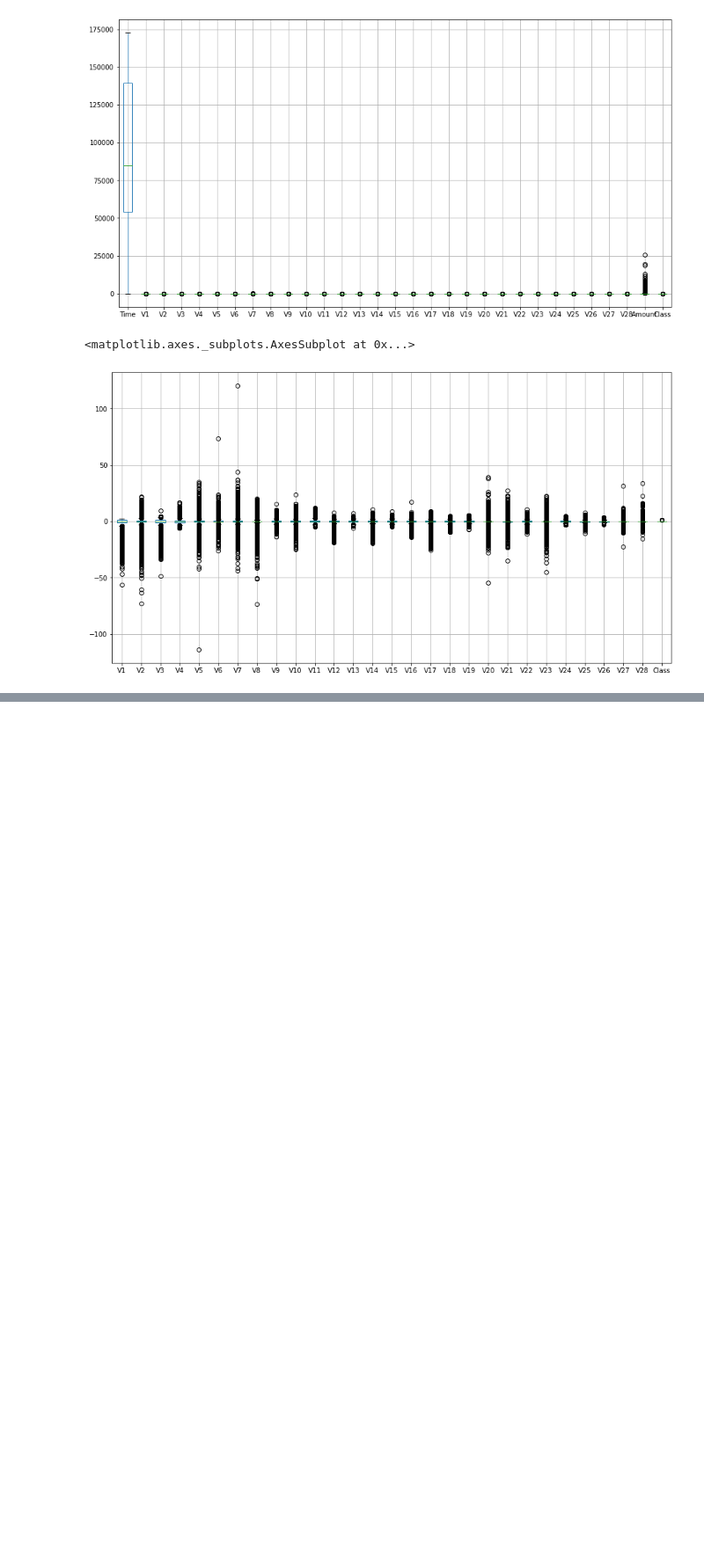
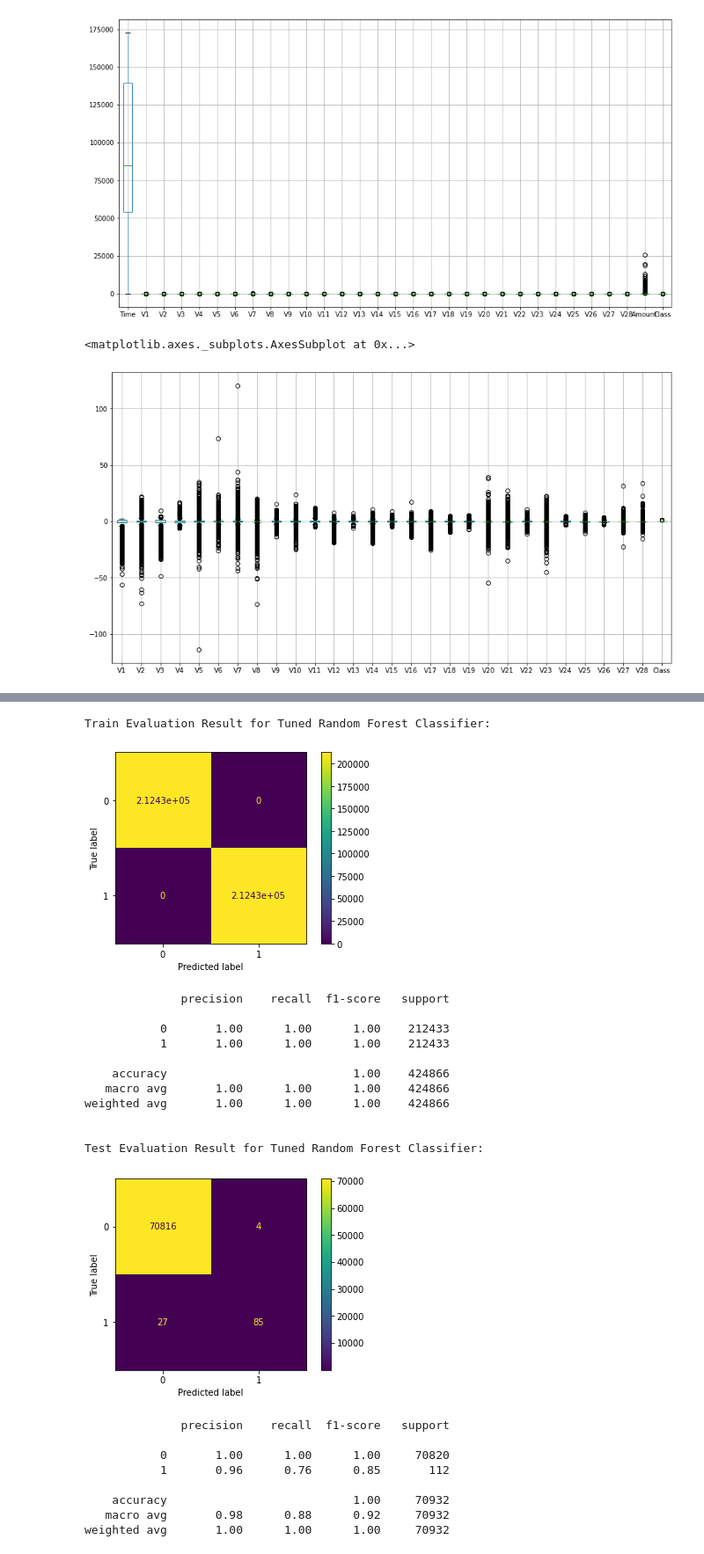
Before and after one commit to mselmasry/Dojo-Project2, a Jupyter notebook: Project02.ipynb, the cells around one changed output, grey strips where cells are left out. Shown at 88% size. Cells and saved outputs as stored; diff of their text form; code cells hidden in the pictures; blank space fills up the shorter version.

```diff
--- a/Project02.ipynb
+++ b/Project02.ipynb
@@ -415,0 +558,9 @@ temp_df.boxplot()
+# %%
+%%time
+
+rf_params = {'randomforestclassifier__max_depth' : [5, None],
+             'randomforestclassifier__max_features' : ['auto', 'sqrt'],
+             'randomforestclassifier__n_jobs' : [mp.cpu_count()]}
+
+rf_tuned = GridSearchCV(rf_pipe, rf_params)
+rf_tuned.fit(X_train_balanced, y_train_balanced)
@@ -415,0 +570,25 @@ temp_df.boxplot()
+# %%
+eval(rf_tuned, 'Tuned Random Forest Classifier')
+# %% [output]
+Train Evaluation Result for Tuned Random Forest Classifier:
+[figure, added]
+              precision    recall  f1-score   support
+
+           0       1.00      1.00      1.00    212433
+           1       1.00      1.00      1.00    212433
+
+    accuracy                           1.00    424866
+   macro avg       1.00      1.00      1.00    424866
+weighted avg       1.00      1.00      1.00    424866
+
+
+Test Evaluation Result for Tuned Random Forest Classifier:
+[figure, added]
+              precision    recall  f1-score   support
+
+           0       1.00      1.00      1.00     70820
+           1       0.96      0.76      0.85       112
+
+    accuracy                           1.00     70932
+   macro avg       0.98      0.88      0.92     70932
+weighted avg       1.00      1.00      1.00     70932
```
Also changed, not shown: parts of 81 cells of this notebook.
